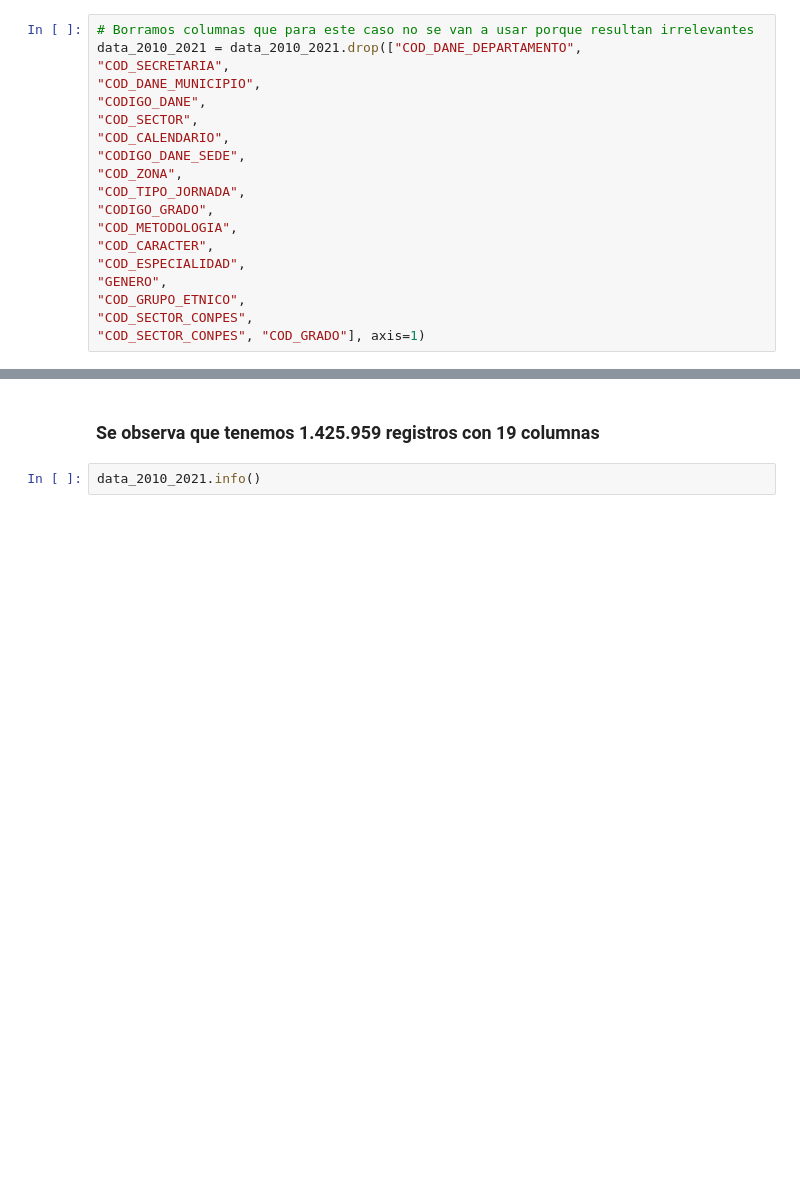
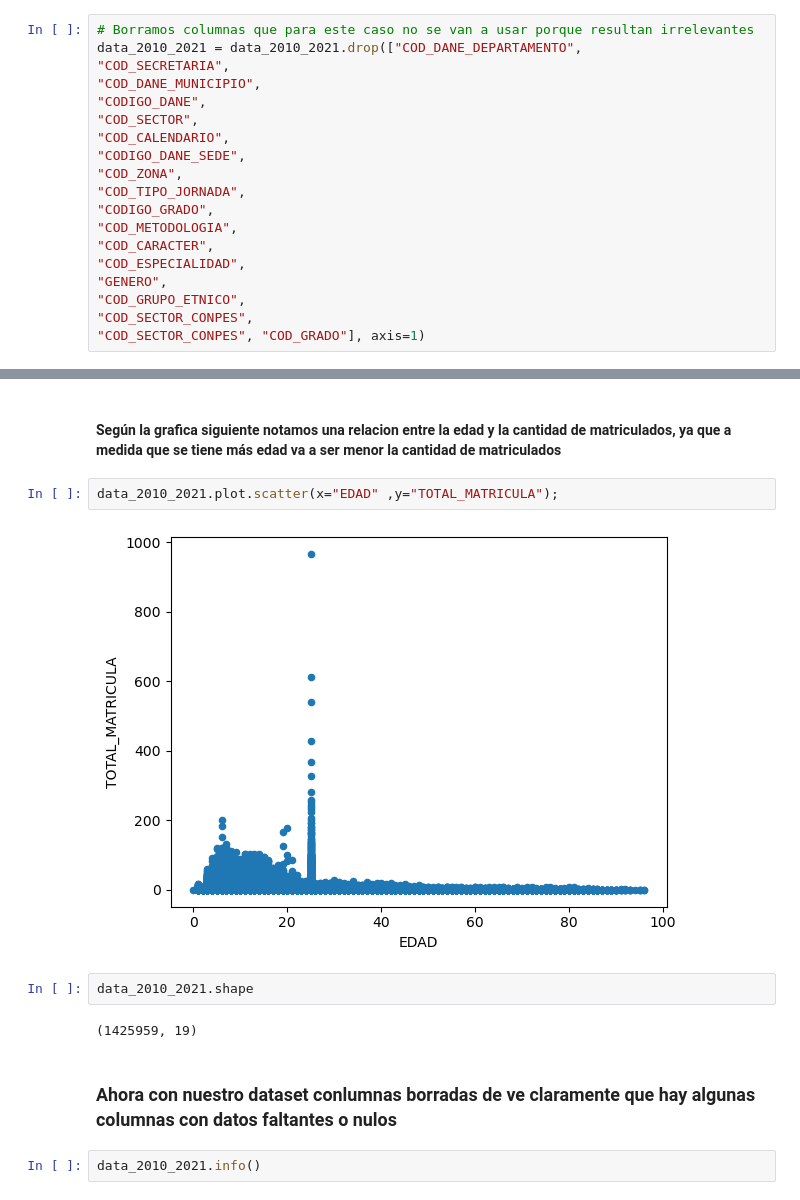
Before and after one commit to Cuenta-oss/analisis_exploratorio, a Jupyter notebook: datas.ipynb, the cells around one changed output, grey strips where cells are left out. Drawn from its saved outputs; the diff is of its cells as text; blank space fills up the shorter version.

Commit message:
data update

```diff
--- a/datas.ipynb
+++ b/datas.ipynb
@@ -143,5 +154,15 @@ data_2010_2021.shape
-# %% [markdown]
-### Se observa que tenemos 1.425.959 registros con 19 columnas
+# %% [markdown]
+#### Según la grafica siguiente notamos una relacion entre la edad y la cantidad de matriculados, ya que a medida que se tiene más edad va a ser menor la cantidad de matriculados
+# %%
+data_2010_2021.plot.scatter(x="EDAD" ,y="TOTAL_MATRICULA");
+# %% [output]
+[figure, added]
+# %%
+data_2010_2021.shape
+# %% [output]
+(1425959, 19)
+# %% [markdown]
+### Ahora con nuestro dataset conlumnas borradas de ve claramente que hay algunas columnas con datos faltantes o nulos
 # %%
 data_2010_2021.info()
 # %% [output]
```
Also changed, not shown: parts of 26 cells of this notebook.
